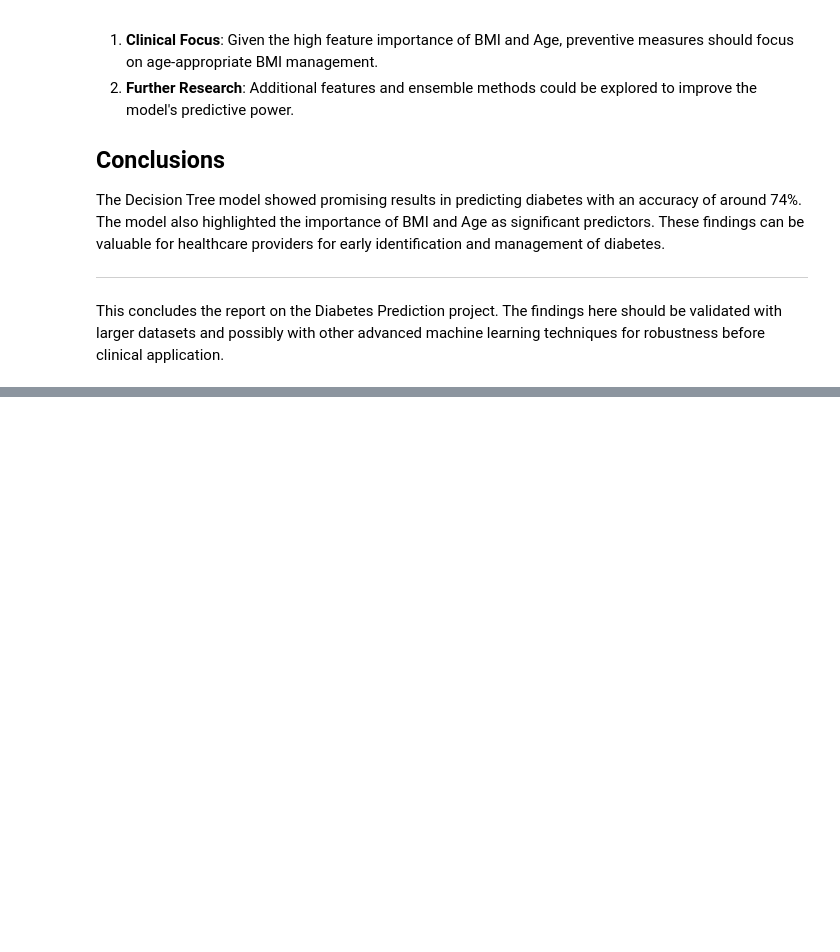
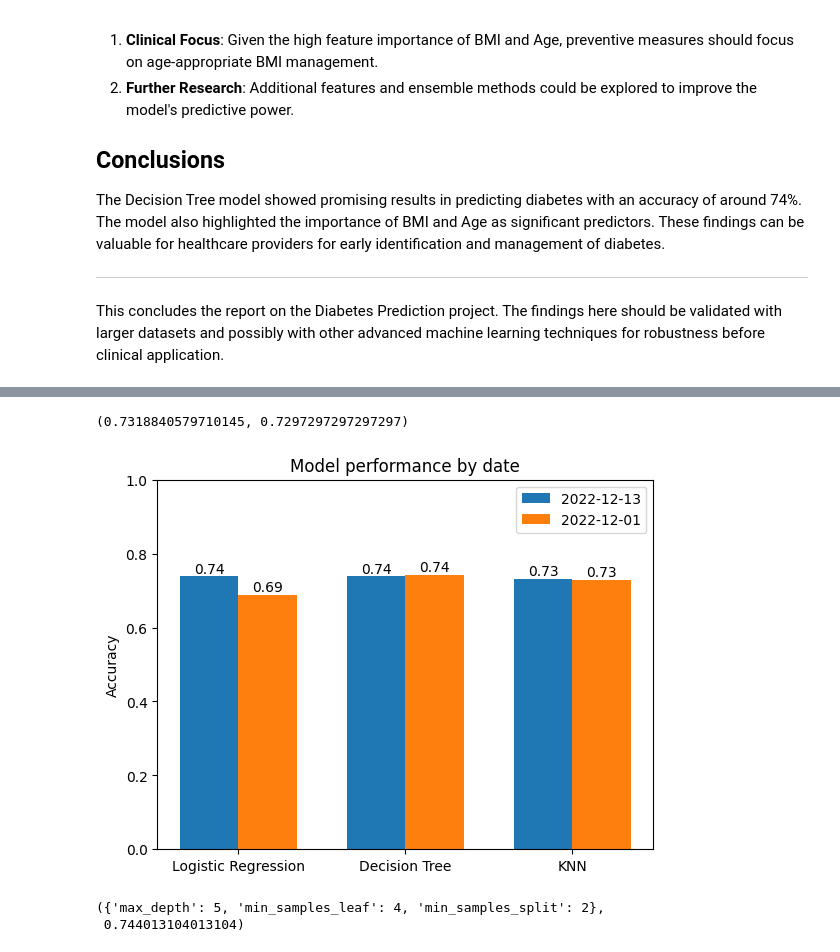
Before and after one commit to JernauMoratGurgeh666/Diabetes_Analysis, a Jupyter notebook: Diabetes_Challenge.ipynb, the cells around one changed output, grey strips where cells are left out. Saved outputs shown, nothing was run; the diff lists cells and outputs as text; code cells hidden in the pictures; blank space fills up the shorter version.

Commit message:
Code Update for split data test
Added code to evaluate dataset with data split by the 2 measuring dates + the new graph plots added.

```diff
--- a/Diabetes_Challenge.ipynb
+++ b/Diabetes_Challenge.ipynb
@@ -483,0 +736,9 @@ This concludes the report on the Diabetes Prediction project. The findings here
+# %%
+# Build and evaluate the tuned Decision Tree model for both datasets using the optimal max_depth values
+tuned_decision_tree_accuracy_2022_12_13 = build_evaluate_decision_tree_model(
+    X_train_2022_12_13, X_test_2022_12_13, y_train_2022_12_13, y_test_2022_12_13, max_depth=best_params_2022_12_13['max_depth'])
+
+tuned_decision_tree_accuracy_2022_12_01 = build_evaluate_decision_tree_model(
+    X_train_2022_12_01, X_test_2022_12_01, y_train_2022_12_01, y_test_2022_12_01, max_depth=best_params_2022_12_01['max_depth'])
+
+tuned_decision_tree_accuracy_2022_12_13, tuned_decision_tree_accuracy_2022_12_01
@@ -483,0 +799,68 @@ This concludes the report on the Diabetes Prediction project. The findings here
+# %%
+# Build and evaluate the tuned KNN model for both datasets using the optimal n_neighbors values
+tuned_knn_accuracy_2022_12_13 = build_evaluate_knn_model(
+    X_train_scaled_2022_12_13, X_test_scaled_2022_12_13, y_train_2022_12_13, y_test_2022_12_13, n_neighbors=best_knn_params_2022_12_13['n_neighbors'])
+
+tuned_knn_accuracy_2022_12_01 = build_evaluate_knn_model(
+    X_train_scaled_2022_12_01, X_test_scaled_2022_12_01, y_train_2022_12_01, y_test_2022_12_01, n_neighbors=best_knn_params_2022_12_01['n_neighbors'])
+
+tuned_knn_accuracy_2022_12_13, tuned_knn_accuracy_2022_12_01
+# %% [output]
+(0.7318840579710145, 0.7297297297297297)
+# %%
+import matplotlib.pyplot as plt
+import numpy as np
+
+# Data
+labels = ['Logistic Regression', 'Decision Tree', 'KNN']
+accuracy_2022_12_13 = [tuned_logistic_accuracy_2022_12_13, tuned_decision_tree_accuracy_2022_12_13, tuned_knn_accuracy_2022_12_13]
+accuracy_2022_12_01 = [tuned_logistic_accuracy_2022_12_01, tuned_decision_tree_accuracy_2022_12_01, tuned_knn_accuracy_2022_12_01]
+
+x = np.arange(len(labels))  # the label locations
+width = 0.35  # the width of the bars
+
+# Plotting
+fig, ax = plt.subplots()
+
+rects1 = ax.bar(x - width/2, accuracy_2022_12_13, width, label='2022-12-13')
+rects2 = ax.bar(x + width/2, accuracy_2022_12_01, width, label='2022-12-01')
+
+# Add some text for labels, title and custom x-axis tick labels, etc.
+ax.set_ylabel('Accuracy')
+ax.set_title('Model performance by date')
+ax.set_xticks(x)
+ax.set_xticklabels(labels)
+ax.legend()
+
+ax.bar_label(rects1, fmt='%.2f')
+ax.bar_label(rects2, fmt='%.2f')
+
+plt.ylim(0, 1)  # set y-axis limits to 0-1 for better visualization of accuracy
+plt.show()
+# %% [output]
+[figure, added]
+# %%
+# Define a broader range of hyperparameters for the Decision Tree model
+param_grid_broad = {
+    'max_depth': [3, 5, 7, 10, 15, 20, 25],
+    'min_samples_split': [2, 5, 10],
+    'min_samples_leaf': [1, 2, 4]
+}
+
+# Initialize the Decision Tree Classifier
+decision_tree_model = DecisionTreeClassifier(random_state=42)
+
+# Initialize GridSearchCV with 5-fold cross-validation
+grid_search_broad = GridSearchCV(decision_tree_model, param_grid_broad, cv=5, scoring='accuracy')
+
+# Perform grid search on the "2022-12-13" dataset as it performed well earlier
+grid_search_broad.fit(X_train_2022_12_13, y_train_2022_12_13)
+
+# Get the best parameters and the associated score
+initial_best_params = grid_search_broad.best_params_
+initial_best_score = grid_search_broad.best_score_
+
+initial_best_params, initial_best_score
+# %% [output]
+({'max_depth': 5, 'min_samples_leaf': 4, 'min_samples_split': 2},
+ 0.744013104013104)
```
Also changed, not shown: parts of 21 cells of this notebook, 5 other files.
